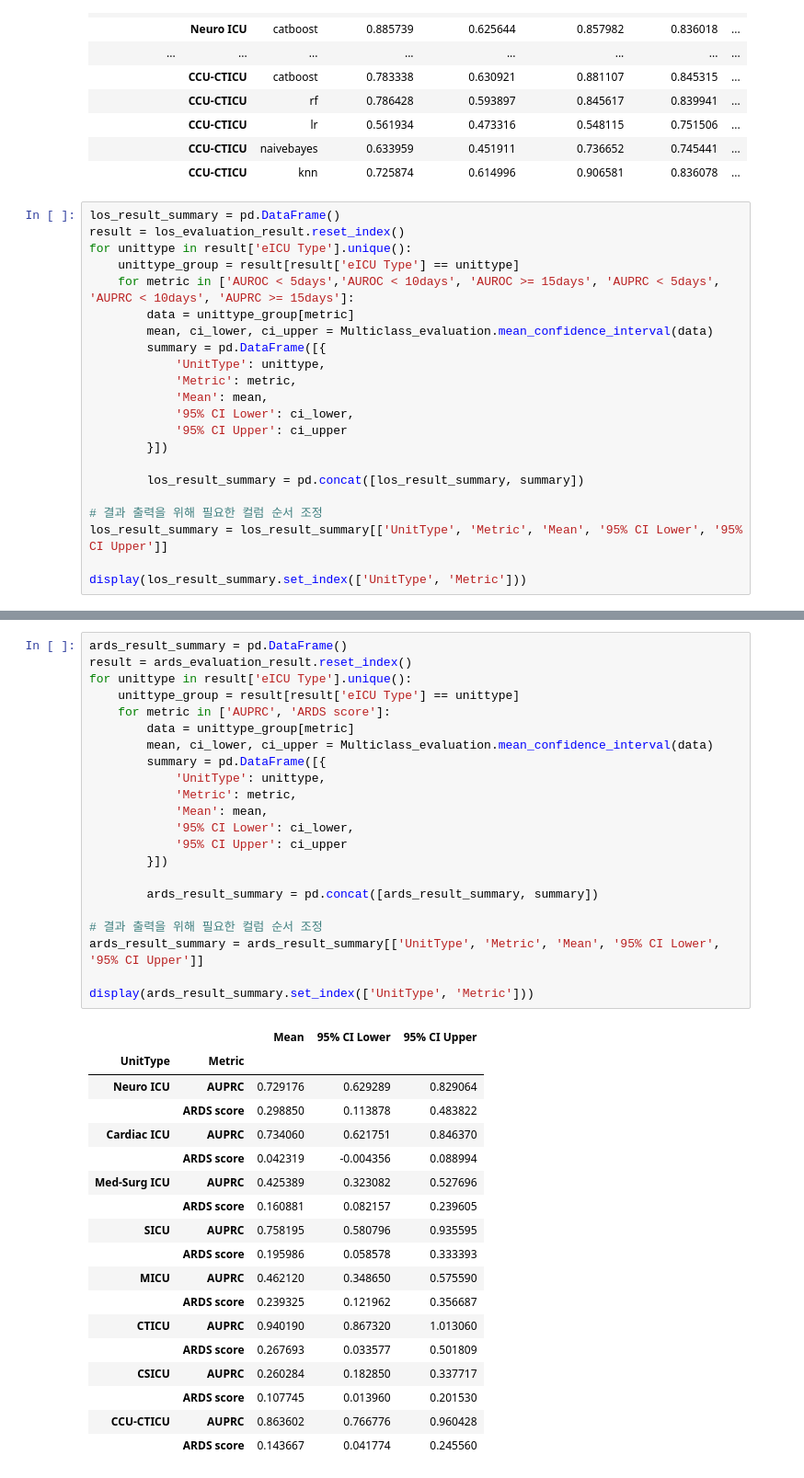
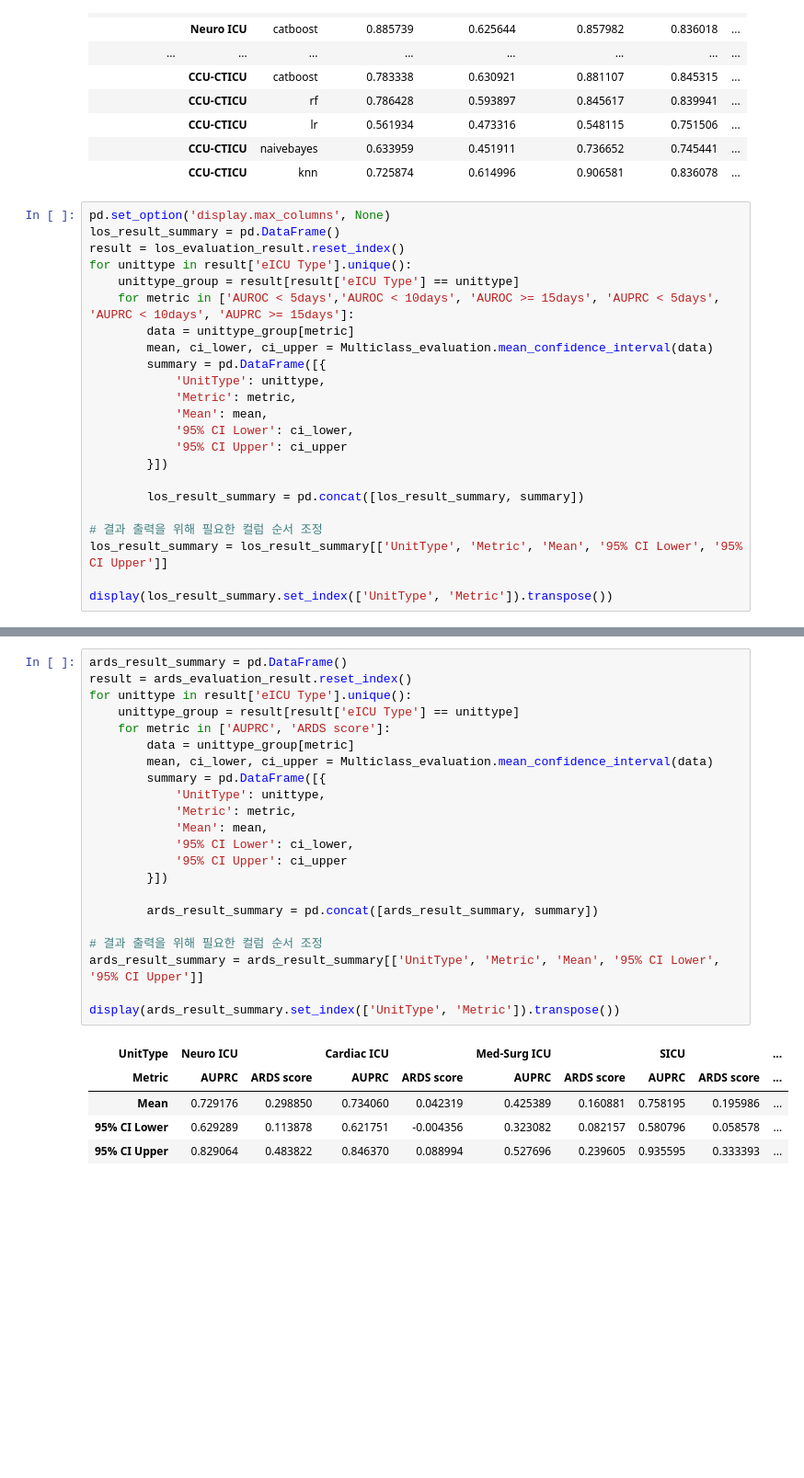
Before and after one commit to Jeong-Eul/CLEAR-Shock, a Jupyter notebook: Experiment(Supervised Learning)/sub task prediction/Baseline Subtask.ipynb, the cells around one changed output, grey strips where cells are left out. Shown at 92% size. Saved outputs shown, nothing was run; the diff lists cells and outputs as text; blank space fills up the shorter version.

```diff
--- a/Experiment(Supervised Learning)/sub task prediction/Baseline Subtask.ipynb
+++ b/Experiment(Supervised Learning)/sub task prediction/Baseline Subtask.ipynb
@@ -292,6 +279,7 @@ eICU-UnitType...
 |  | CCU-CTICU | naivebayes | 0.633959 | 0.451911 | 0.736652 | 0.745441 | ... |
 |  | CCU-CTICU | knn | 0.725874 | 0.614996 | 0.906581 | 0.836078 | ... |
 # %%
+pd.set_option('display.max_columns', None)
 los_result_summary = pd.DataFrame()
 result = los_evaluation_result.reset_index()
 for unittype in result['eICU Type'].unique():
@@ -312,5 +300,5 @@ for unittype in result['eICU Type'].unique():
 # 결과 출력을 위해 필요한 컬럼 순서 조정
 los_result_summary = los_result_summary[['UnitType', 'Metric', 'Mean', '95% CI Lower', '95% CI Upper']]
 
-display(los_result_summary.set_index(['UnitType', 'Metric']))
+display(los_result_summary.set_index(['UnitType', 'Metric']).transpose())
 # %% [output]
@@ -376,44 +351,31 @@ CCU-CTICU end
 # %%
 ards_result_summary = pd.DataFrame()
 result = ards_evaluation_result.reset_index()
 for unittype in result['eICU Type'].unique():
     unittype_group = result[result['eICU Type'] == unittype]
     for metric in ['AUPRC', 'ARDS score']:
         data = unittype_group[metric]
         mean, ci_lower, ci_upper = Multiclass_evaluation.mean_confidence_interval(data)
         summary = pd.DataFrame([{
             'UnitType': unittype,
             'Metric': metric,
             'Mean': mean,
             '95% CI Lower': ci_lower,
             '95% CI Upper': ci_upper
         }])
 
         ards_result_summary = pd.concat([ards_result_summary, summary])
 
 # 결과 출력을 위해 필요한 컬럼 순서 조정
 ards_result_summary = ards_result_summary[['UnitType', 'Metric', 'Mean', '95% CI Lower', '95% CI Upper']]
 
-display(ards_result_summary.set_index(['UnitType', 'Metric']))
+display(ards_result_summary.set_index(['UnitType', 'Metric']).transpose())
 # %% [output]
-|  |  | Mean | 95% CI Lower | 95% CI Upper |
-| UnitType | Metric |  |  |  |
-| Neuro ICU | AUPRC | 0.729176 | 0.629289 | 0.829064 |
-|  | ARDS score | 0.298850 | 0.113878 | 0.483822 |
-| Cardiac ICU | AUPRC | 0.734060 | 0.621751 | 0.846370 |
-|  | ARDS score | 0.042319 | -0.004356 | 0.088994 |
-| Med-Surg ICU | AUPRC | 0.425389 | 0.323082 | 0.527696 |
-|  | ARDS score | 0.160881 | 0.082157 | 0.239605 |
-| SICU | AUPRC | 0.758195 | 0.580796 | 0.935595 |
-|  | ARDS score | 0.195986 | 0.058578 | 0.333393 |
-| MICU | AUPRC | 0.462120 | 0.348650 | 0.575590 |
-|  | ARDS score | 0.239325 | 0.121962 | 0.356687 |
-| CTICU | AUPRC | 0.940190 | 0.867320 | 1.013060 |
-|  | ARDS score | 0.267693 | 0.033577 | 0.501809 |
-| CSICU | AUPRC | 0.260284 | 0.182850 | 0.337717 |
-|  | ARDS score | 0.107745 | 0.013960 | 0.201530 |
-| CCU-CTICU | AUPRC | 0.863602 | 0.766776 | 0.960428 |
-|  | ARDS score | 0.143667 | 0.041774 | 0.245560 |
+| UnitType | Neuro ICU |  | Cardiac ICU |  | Med-Surg ICU |  | SICU |  | ... |
+| Metric | AUPRC | ARDS score | AUPRC | ARDS score | AUPRC | ARDS score | AUPRC | ARDS score | ... |
+| Mean | 0.729176 | 0.298850 | 0.734060 | 0.042319 | 0.425389 | 0.160881 | 0.758195 | 0.195986 | ... |
+| 95% CI Lower | 0.629289 | 0.113878 | 0.621751 | -0.004356 | 0.323082 | 0.082157 | 0.580796 | 0.058578 | ... |
+| 95% CI Upper | 0.829064 | 0.483822 | 0.846370 | 0.088994 | 0.527696 | 0.239605 | 0.935595 | 0.333393 | ... |
 # %%
 #SIC
 reload(Multiclass_evaluation)
```
Also changed, not shown: parts of 5 cells of this notebook, 2 other files.
